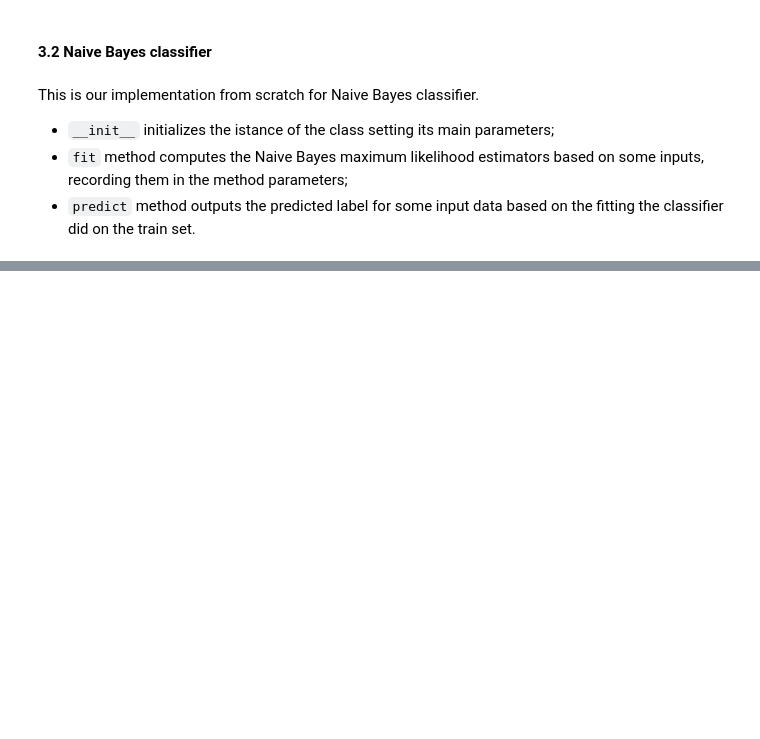
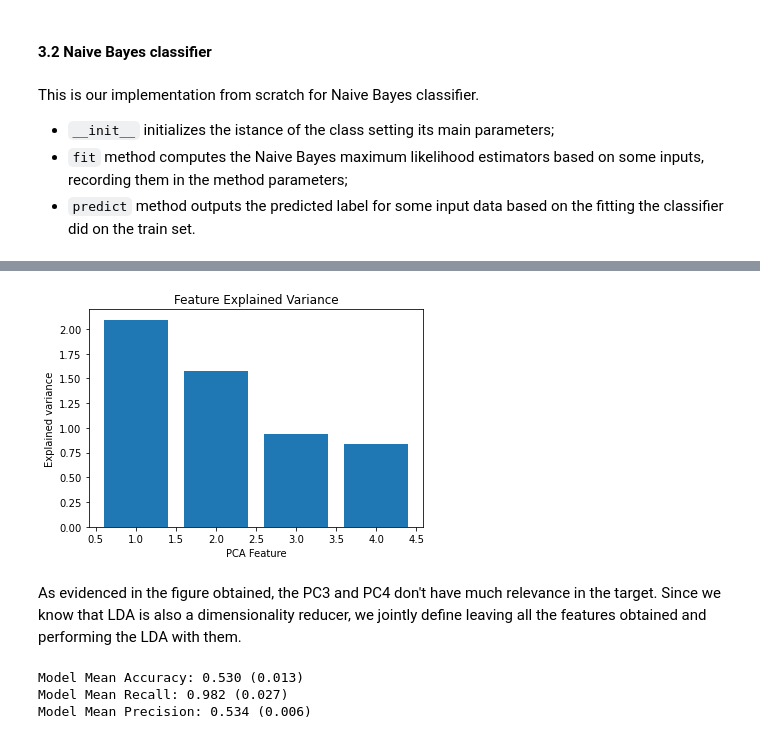
Before and after one commit to LeoDiNino97/FDS_final_project, a Jupyter notebook: Project_report.ipynb, the cells around one changed output, grey strips where cells are left out. Saved outputs shown, nothing was run; the diff lists cells and outputs as text; code cells hidden in the pictures; blank space fills up the shorter version.

```diff
--- a/Project_report.ipynb
+++ b/Project_report.ipynb
@@ -648,0 +742,79 @@ class NBCL:
+# %%
+#Loading features and target separately
+
+X = final_dataset_text
+
+X = np.array(X.drop(['Label'], 1))
+
+y = np.array(final_dataset_text['Label'])
+
+from sklearn.preprocessing import StandardScaler
+x_scaled = StandardScaler().fit_transform(X)
+
+from sklearn.decomposition import PCA
+
+#Our dataset contains 6 features (6-dimensional dataset). Not all features will be required for the classification task.
+#The noisy features are going to be removed and then, a faster model is going to be generated.
+
+#Reducing the number of features to 4
+pca = PCA(n_components=4)
+
+#Fit the model
+pca_features = pca.fit_transform(x_scaled)
+
+pca_df = pd.DataFrame(
+    data=pca_features,
+    columns=['PC1', 'PC2', 'PC3', 'PC4'])
+
+pca_df['Label'] = y
+
+# Bar plot of explained_variance
+plt.bar(
+    range(1,len(pca.explained_variance_)+1),
+    pca.explained_variance_
+    )
+
+
+plt.xlabel('PCA Feature')
+plt.ylabel('Explained variance')
+plt.title('Feature Explained Variance')
+plt.show()
+# %% [output]
+[figure, added]
+# %% [markdown]
+As evidenced in the figure obtained, the PC3 and PC4 don't have much relevance in the target. Since we know that LDA is also a dimensionality reducer, we jointly define leaving all the features obtained and performing the LDA with them.
+# %%
+from sklearn.discriminant_analysis import LinearDiscriminantAnalysis #Import LDA
+
+model_1 = LinearDiscriminantAnalysis() #create the model for data with PCA applied
+model_1.fit(pca_features, y)
+
+model_2 =  LinearDiscriminantAnalysis() #create the model for data without PCA applied
+model_2.fit(x_scaled, y)
+
+#We evaluate the LDS using k-fold cross-validation with RepeatedStratifiedKFold class. We are going to use 10 folds and 3 repeats in the test.
+
+#Evualitaion of PCA + LDA
+from sklearn.model_selection import cross_val_score
+from sklearn.model_selection import RepeatedStratifiedKFold
+from numpy import mean
+from numpy import std
+
+#Evaluation method
+cross_validation = RepeatedStratifiedKFold(n_splits=10, n_repeats=3, random_state=1)
+
+#Evaluating the model
+scores = cross_val_score(model_1, pca_features, y, scoring='accuracy', cv=cross_validation, n_jobs=-1)
+
+scores_recall = cross_val_score(model_1, pca_features, y, scoring='recall', cv=cross_validation, n_jobs=-1)
+
+scores_precision = cross_val_score(model_1, pca_features, y, scoring='precision', cv=cross_validation, n_jobs=-1)
+
+#Result
+print('Model Mean Accuracy: %.3f (%.3f)' % (mean(scores), std(scores)))
+print('Model Mean Recall: %.3f (%.3f)' % (mean(scores_recall), std(scores_recall)))
+print('Model Mean Precision: %.3f (%.3f)' % (mean(scores_precision), std(scores_precision)))
+# %% [output]
+Model Mean Accuracy: 0.530 (0.013)
+Model Mean Recall: 0.982 (0.027)
+Model Mean Precision: 0.534 (0.006)
```
Also changed, not shown: parts of 9 cells of this notebook, 1 other file.
